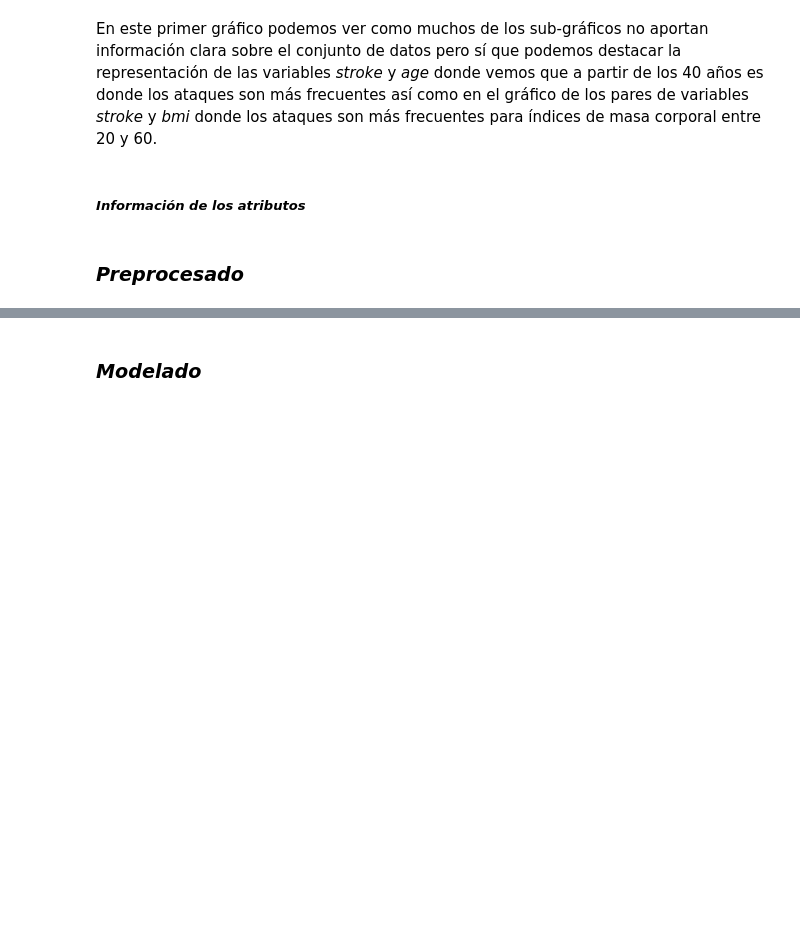
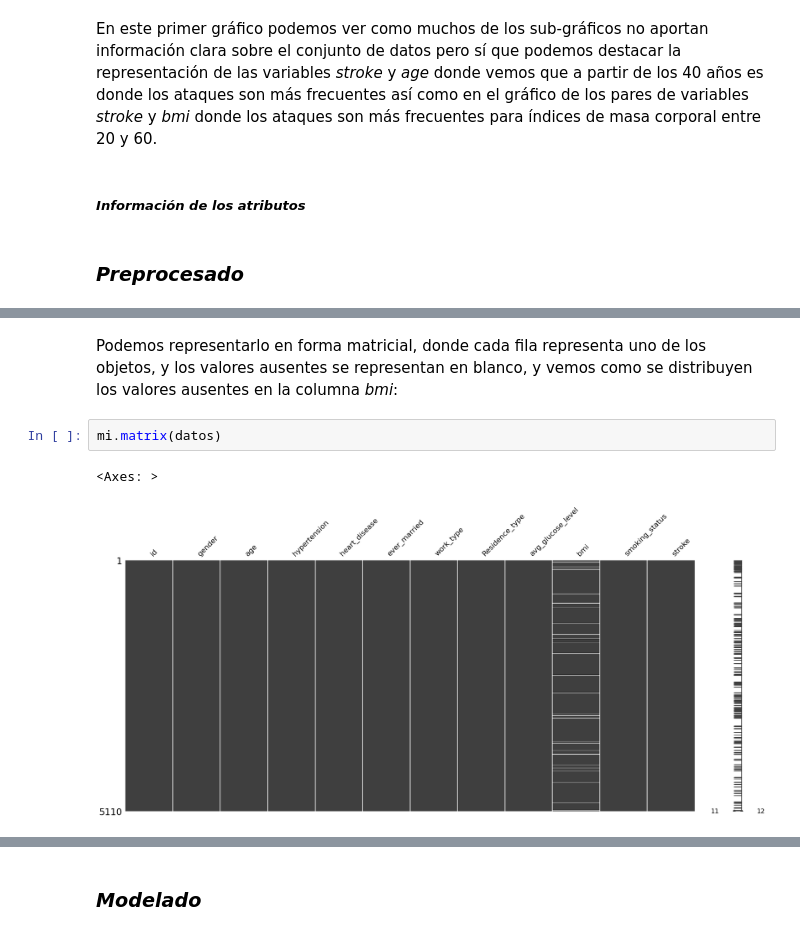
Before and after one commit to ajlorenzo1315/Mineria_de_Datos_2024, a Jupyter notebook: Practica1.ipynb, the cells around one changed output, grey strips where cells are left out. Cells and saved outputs as stored; diff of their text form; blank space fills up the shorter version.

```diff
--- a/Practica1.ipynb
+++ b/Practica1.ipynb
@@ -82,0 +148,7 @@ En este primer gráfico podemos ver como muchos de los sub-gráficos no aportan
+# %% [markdown]
+Podemos representarlo en forma matricial, donde cada fila representa uno de los objetos, y los valores ausentes se representan en blanco, y vemos como se distribuyen los valores ausentes en la columna *bmi*:
+# %%
+mi.matrix(datos)
+# %% [output]
+<Axes: >
+[figure, added]
```
Also changed, not shown: parts of 41 cells of this notebook.
